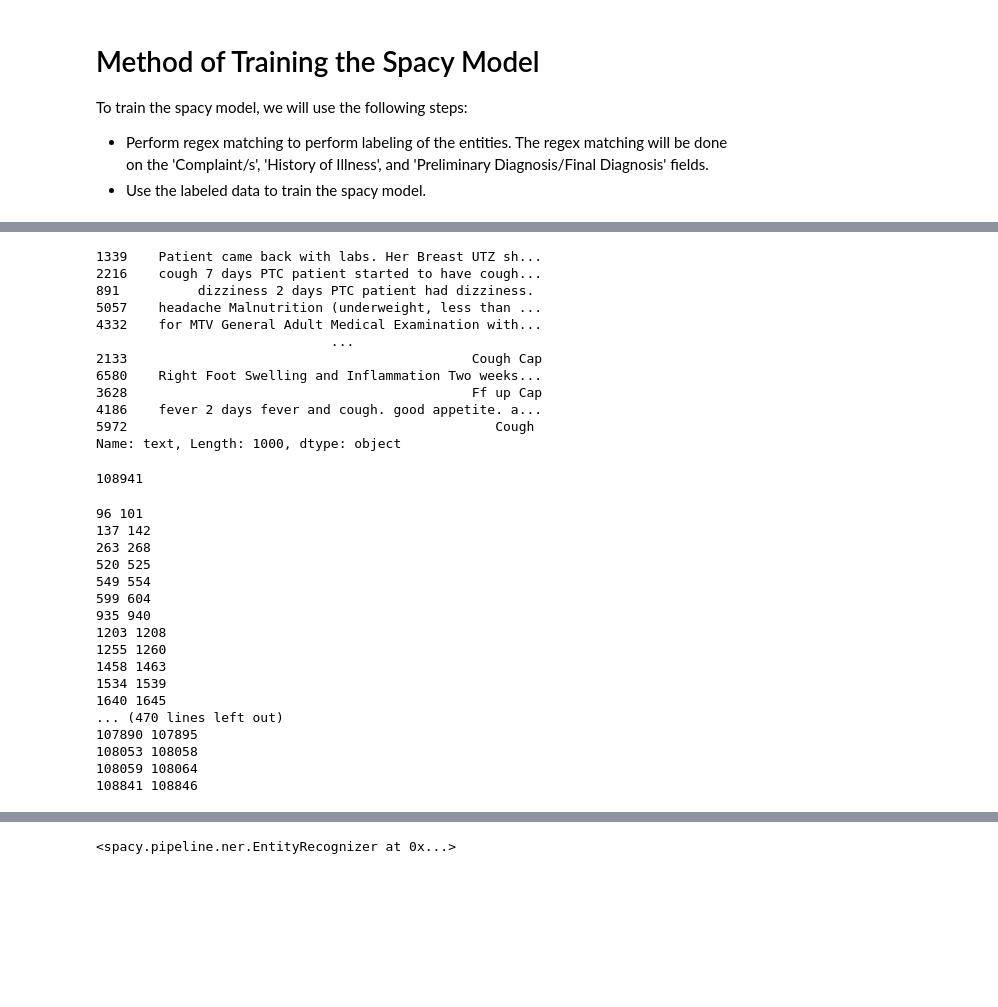
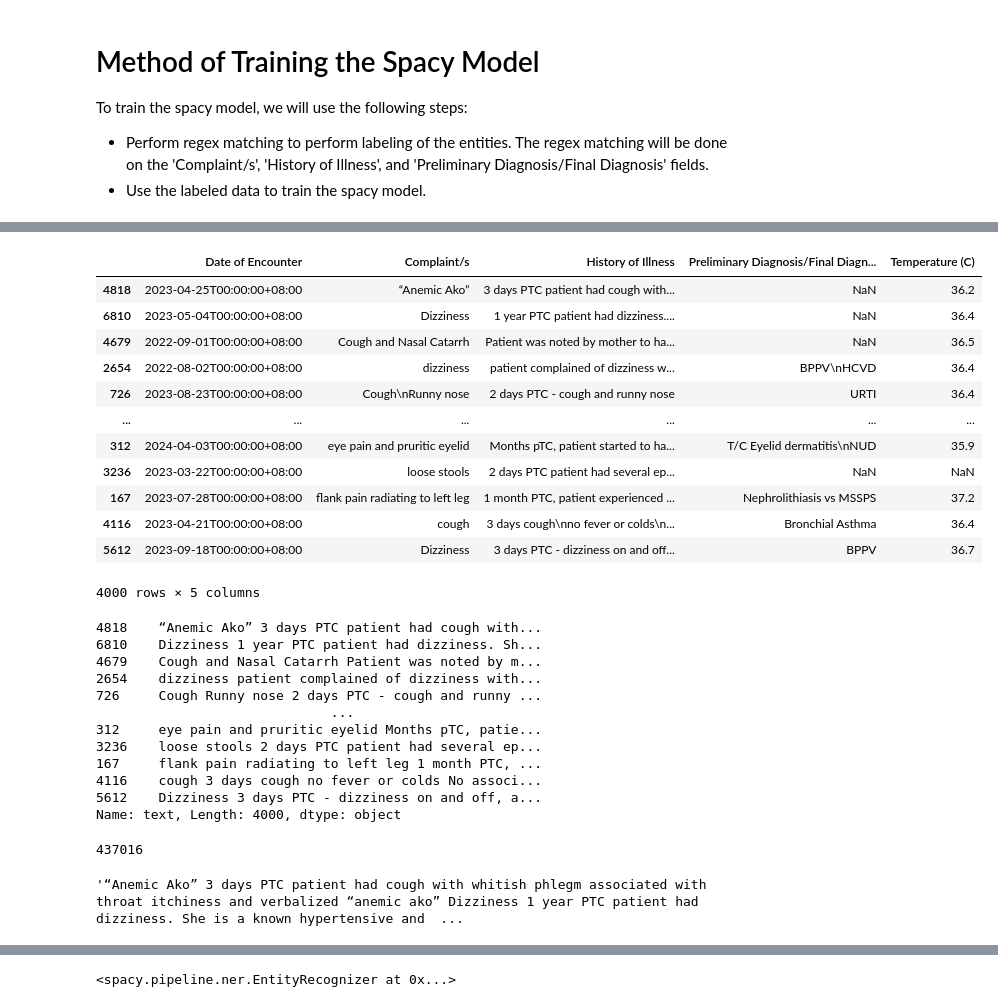
Before and after one commit to miniloda/AI4PEP, a Jupyter notebook: NER/03-time-series/Training Spacy.ipynb, the cells around one changed output, grey strips where cells are left out. Drawn from its saved outputs; the diff is of its cells as text; code cells hidden in the pictures; blank space fills up the shorter version.

Commit message:
Add NER model

```diff
--- a/NER/03-time-series/Training Spacy.ipynb
+++ b/NER/03-time-series/Training Spacy.ipynb
@@ -73,6 +73,4 @@ To train the spacy model, we will use the following steps:
 # Load the spacy model
 nlp = spacy.load("en_core_web_sm")
 # %%
-# take a sample of the dataset
-df_sample = df.sample(1000)
-df_sample
+df_sample = df.sample(n=5000)
@@ -93,2 +77,20 @@ df_sample
+# %%
+from sklearn.model_selection import train_test_split
+train, test = train_test_split(df_sample, test_size=0.2)
+train
+# %% [output]
+|  | Date of Encounter | Complaint/s | History of Illness | Preliminary Diagnosis/Final Diagn... | Temperature (C) |
+| 4818 | 2023-04-25T00:00:00+08:00 | “Anemic Ako” | 3 days PTC patient had cough with... | NaN | 36.2 |
+| 6810 | 2023-05-04T00:00:00+08:00 | Dizziness | 1 year PTC patient had dizziness.... | NaN | 36.4 |
+| 4679 | 2022-09-01T00:00:00+08:00 | Cough and Nasal Catarrh | Patient was noted by mother to ha... | NaN | 36.5 |
+| 2654 | 2022-08-02T00:00:00+08:00 | dizziness | patient complained of dizziness w... | BPPV\nHCVD | 36.4 |
+| 726 | 2023-08-23T00:00:00+08:00 | Cough\nRunny nose | 2 days PTC - cough and runny nose | URTI | 36.4 |
+| ... | ... | ... | ... | ... | ... |
+| 312 | 2024-04-03T00:00:00+08:00 | eye pain and pruritic eyelid | Months pTC, patient started to ha... | T/C Eyelid dermatitis\nNUD | 35.9 |
+| 3236 | 2023-03-22T00:00:00+08:00 | loose stools | 2 days PTC patient had several ep... | NaN | NaN |
+| 167 | 2023-07-28T00:00:00+08:00 | flank pain radiating to left leg | 1 month PTC, patient experienced ... | Nephrolithiasis vs MSSPS | 37.2 |
+| 4116 | 2023-04-21T00:00:00+08:00 | cough | 3 days cough\nno fever or colds\n... | Bronchial Asthma | 36.4 |
+| 5612 | 2023-09-18T00:00:00+08:00 | Dizziness | 3 days PTC - dizziness on and off... | BPPV | 36.7 |
+4000 rows × 5 columns
 # %%
 # Concatenate the column complaint
@@ -101,43 +103,33 @@ df_sample['text'] = df_sample['text'].apply(lambda x: re.sub(r'\s+', ' ', x))
 # %%
-df_sample['text']
+train['text']
 # %% [output]
-1339    Patient came back with labs. Her Breast UTZ sh...
-2216    cough 7 days PTC patient started to have cough...
-891          dizziness 2 days PTC patient had dizziness.
-5057    headache Malnutrition (underweight, less than ...
-4332    for MTV General Adult Medical Examination with...
+4818    “Anemic Ako” 3 days PTC patient had cough with...
+6810    Dizziness 1 year PTC patient had dizziness. Sh...
+4679    Cough and Nasal Catarrh Patient was noted by m...
+2654    dizziness patient complained of dizziness with...
+726     Cough Runny nose 2 days PTC - cough and runny ...
                               ...
-2133                                            Cough Cap
-6580    Right Foot Swelling and Inflammation Two weeks...
-3628                                            Ff up Cap
-4186    fever 2 days fever and cough. good appetite. a...
-5972                                               Cough
-Name: text, Length: 1000, dtype: object
+312     eye pain and pruritic eyelid Months pTC, patie...
+3236    loose stools 2 days PTC patient had several ep...
+167     flank pain radiating to left leg 1 month PTC, ...
+4116    cough 3 days cough no fever or colds No associ...
+5612    Dizziness 3 days PTC - dizziness on and off, a...
+Name: text, Length: 4000, dtype: object
 # %%
 # join the text in df_sample
-text = ' '.join(df_sample['text'])
+text = ' '.join(train['text'])
 len(text)
 # %% [output]
-108941
+437016
 # %%
+# remove (-) and (+) from text
+text = re.sub(r'\(+', '', text)
+text = re.sub(r'\)+', '', text)
+text = re.sub(r'\-+', '', text)
+text = re.sub(r'\s+', ' ', text)
+text
 # %% [output]
-96 101
-137 142
-263 268
-520 525
-549 554
-599 604
-935 940
-1203 1208
-1255 1260
-1458 1463
-1534 1539
-1640 1645
-... (470 lines left out)
-107890 107895
-108053 108058
-108059 108064
-108841 108846
+'“Anemic Ako” 3 days PTC patient had cough with whitish phlegm associated with throat itchiness and verbalized “anemic ako” Dizziness 1 year PTC patient had dizziness. She is a known hypertensive and  ...
 # %%
 def get_matches(text, pattern):
     if pattern == "CAP":
```
Also changed, not shown: parts of 23 cells of this notebook, 24 other files.
